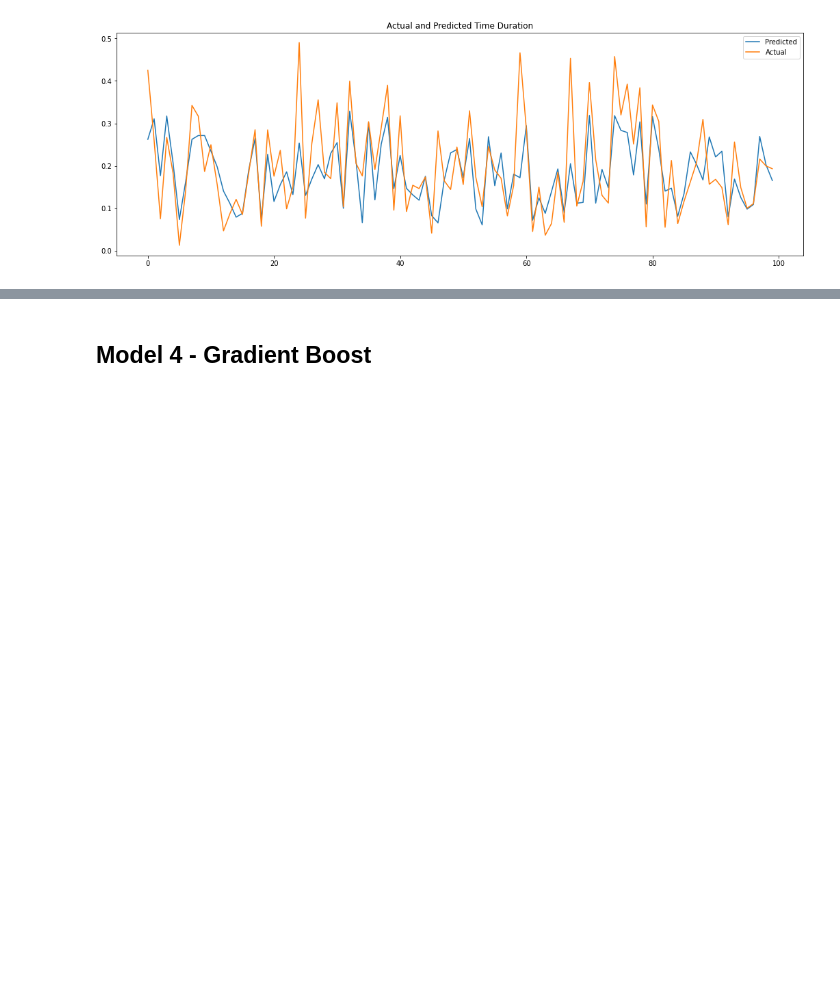
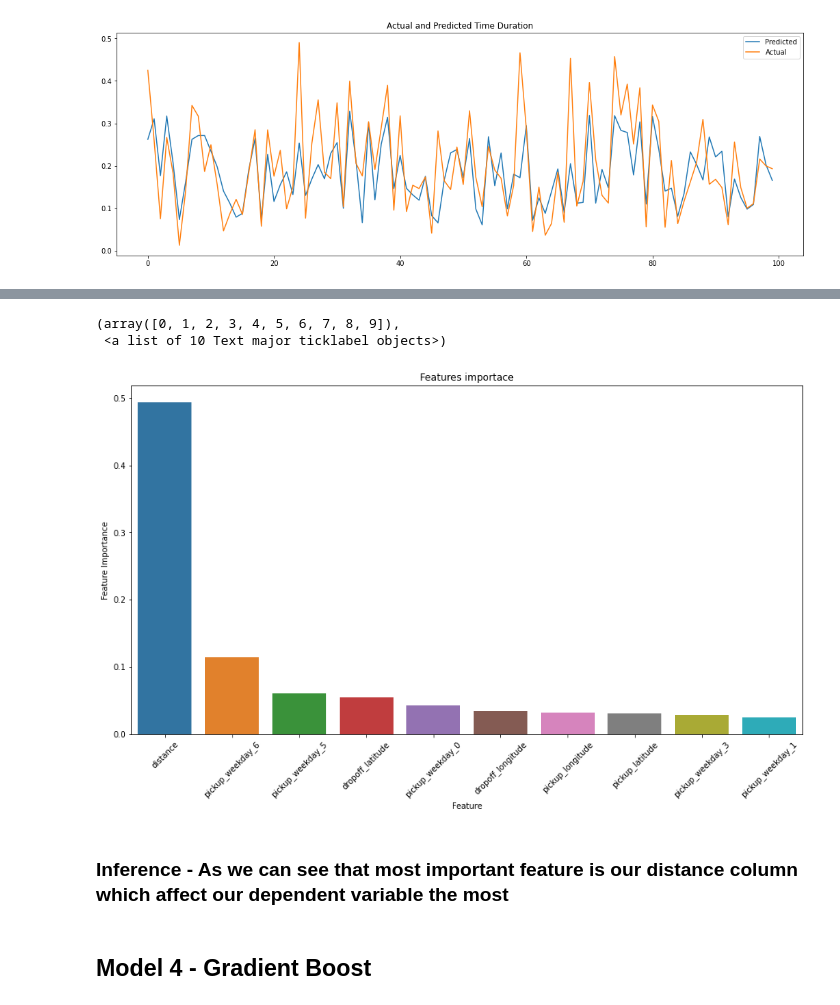
Before and after one commit to mdnawabali/NYC-Taxi-Trip-Time-Prediction, a Jupyter notebook: NYC_taxi_trip_time_prediction_(MD_NAWAB_ALI).ipynb, the cells around one changed output, grey strips where cells are left out. Cells and saved outputs as stored; diff of their text form; code cells hidden in the pictures; blank space fills up the shorter version.

```diff
--- a/NYC_taxi_trip_time_prediction_(MD_NAWAB_ALI).ipynb
+++ b/NYC_taxi_trip_time_prediction_(MD_NAWAB_ALI).ipynb
@@ -860,0 +879,10 @@ R2 Score : 0.6057517406261809 Adjusted R2 Score : 0.6054360737017961
+# %%
+importance = xgboost_optimal_model.feature_importances_
+
+imp_dict = {'Feature' : list(x.columns),
+                   'Feature Importance' : importance}
+
+importance_df = pd.DataFrame(imp_dict)
+# %%
+importance_df.sort_values(by=['Feature Importance'],ascending=False,inplace=True)
+importance_df
@@ -861,3 +907,15 @@ R2 Score : 0.6057517406261809 Adjusted R2 Score : 0.6054360737017961
+# %%
+# Feature importance plot
+plt.figure(figsize=(15,8))
+plt.title('Features importace')
+sns.barplot(x='Feature',y="Feature Importance",data=importance_df[:10])
+plt.xticks(rotation=45)
+# %% [output]
+(array([0, 1, 2, 3, 4, 5, 6, 7, 8, 9]),
+ <a list of 10 Text major ticklabel objects>)
+[figure, added]
+# %% [markdown]
+### Inference - As we can see that most important feature is our distance column which affect our dependent variable the most
 # %% [markdown]
 ## **Model 4 - Gradient Boost**
 # %%
```
Also changed, not shown: parts of 19 cells of this notebook.
